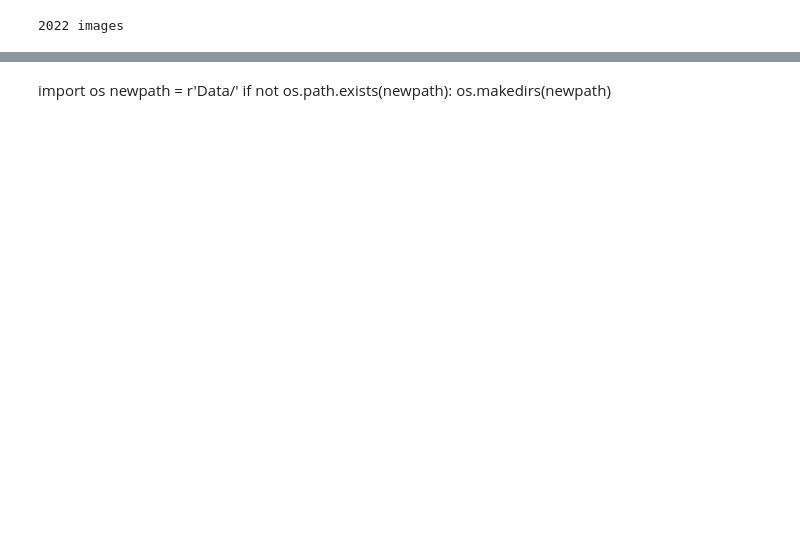
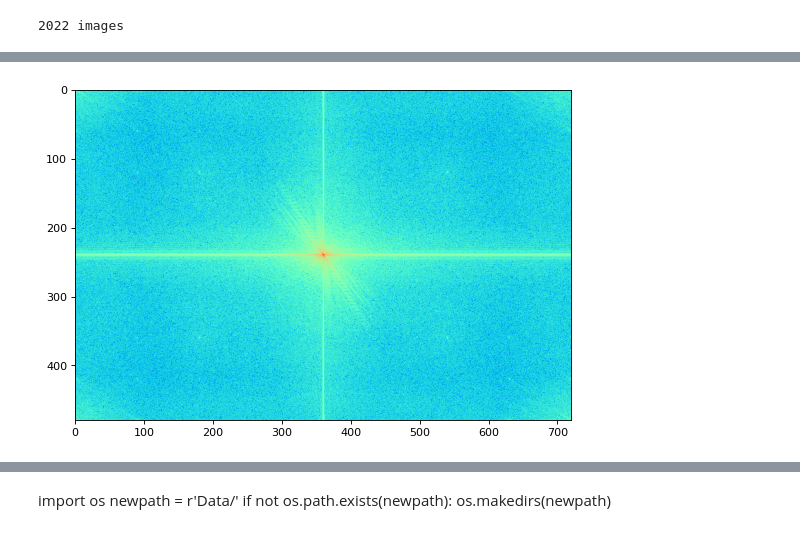
Before and after one commit to rcasalins/HydricStress, a Jupyter notebook: Pruebas.ipynb, the cells around one changed output, grey strips where cells are left out. Cells and saved outputs as stored; diff of their text form; code cells hidden in the pictures; blank space fills up the shorter version.

Commit message:
Fourier improve

```diff
--- a/Pruebas.ipynb
+++ b/Pruebas.ipynb
@@ -49,0 +31,6 @@ videoToFrame(video_path).frame()
+# %%
+dark_image_grey_fourier = np.fft.fftshift(np.fft.fft2(dark_image_grey))
+plt.figure(num=None, figsize=(8, 6), dpi=80)
+plt.imshow(np.log(abs(dark_image_grey_fourier)), cmap='rainbow');
+# %% [output]
+[figure, added]
```
Also changed, not shown: parts of 7 cells of this notebook, 2 other files.
